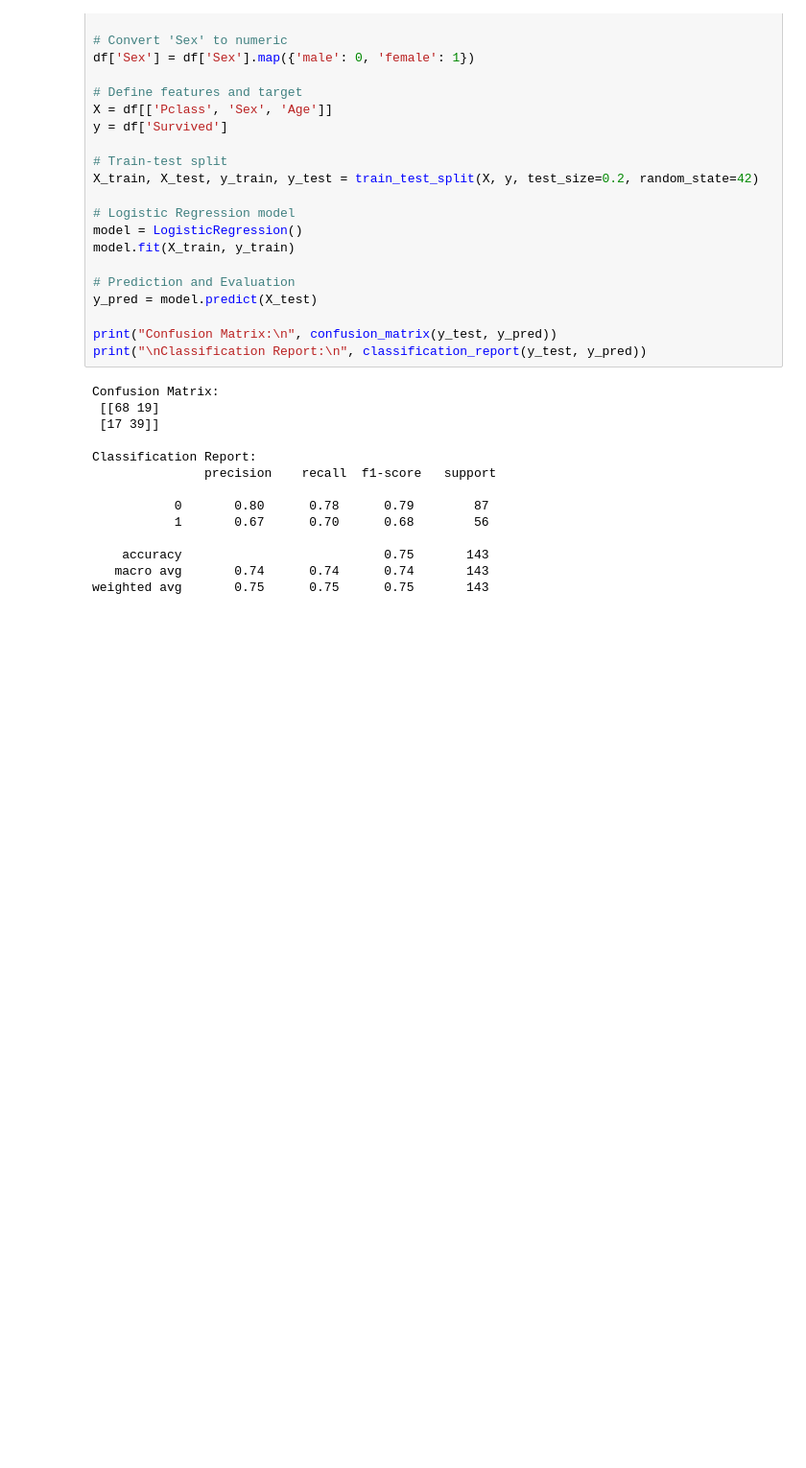
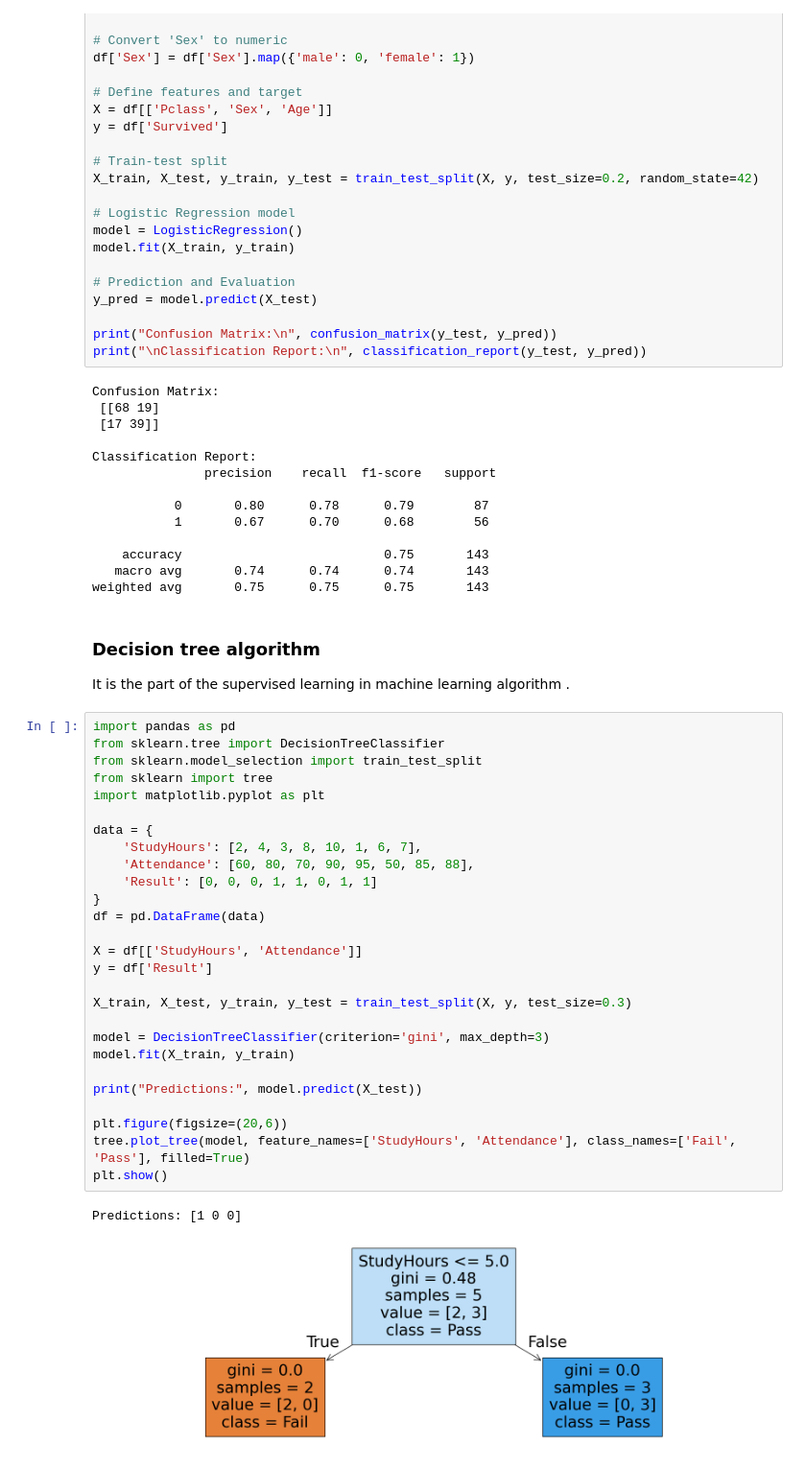
Before and after one commit to visheshsharma1708/Datascience.pr, a Jupyter notebook: sklearn/supervisedlearning.ipynb, the cells around one changed output. Shown at 96% size. Drawn from its saved outputs; the diff is of its cells as text; blank space fills up the shorter version.

Commit message:
decision tree

```diff
--- a/sklearn/supervisedlearning.ipynb
+++ b/sklearn/supervisedlearning.ipynb
@@ -318,3 +318,36 @@ Classification Report:
     accuracy                           0.75       143
    macro avg       0.74      0.74      0.74       143
 weighted avg       0.75      0.75      0.75       143
+# %% [markdown]
+### Decision tree algorithm
+It is the part of the supervised learning in machine learning algorithm .
+# %%
+import pandas as pd
+from sklearn.tree import DecisionTreeClassifier
+from sklearn.model_selection import train_test_split
+from sklearn import tree
+import matplotlib.pyplot as plt
+
+data = {
+    'StudyHours': [2, 4, 3, 8, 10, 1, 6, 7],
+    'Attendance': [60, 80, 70, 90, 95, 50, 85, 88],
+    'Result': [0, 0, 0, 1, 1, 0, 1, 1]
+}
+df = pd.DataFrame(data)
+
+X = df[['StudyHours', 'Attendance']]
+y = df['Result']
+
+X_train, X_test, y_train, y_test = train_test_split(X, y, test_size=0.3)
+
+model = DecisionTreeClassifier(criterion='gini', max_depth=3)
+model.fit(X_train, y_train)
+
+print("Predictions:", model.predict(X_test))
+
+plt.figure(figsize=(20,6))
+tree.plot_tree(model, feature_names=['StudyHours', 'Attendance'], class_names=['Fail', 'Pass'], filled=True)
+plt.show()
+# %% [output]
+Predictions: [1 0 0]
+[figure, added]
```
